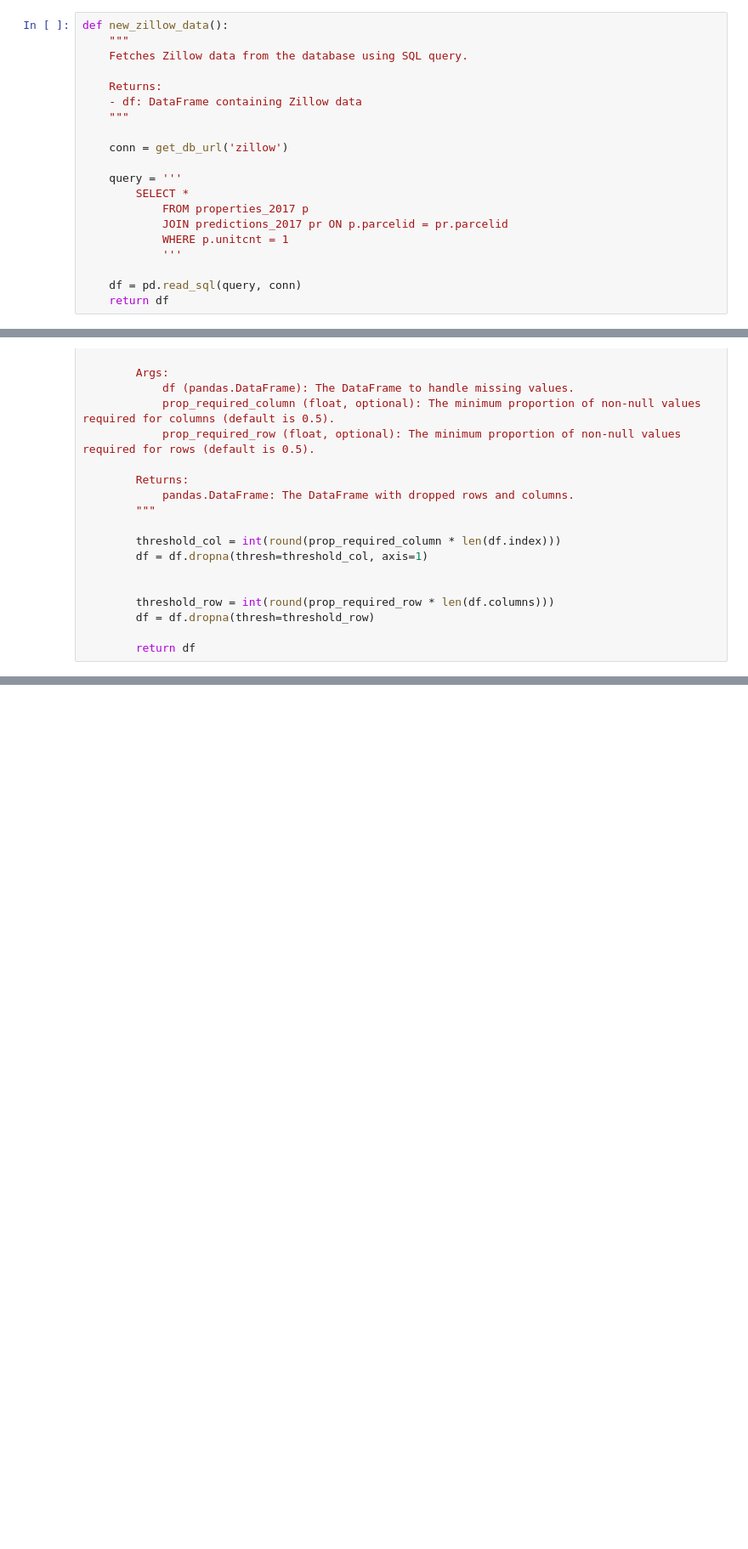
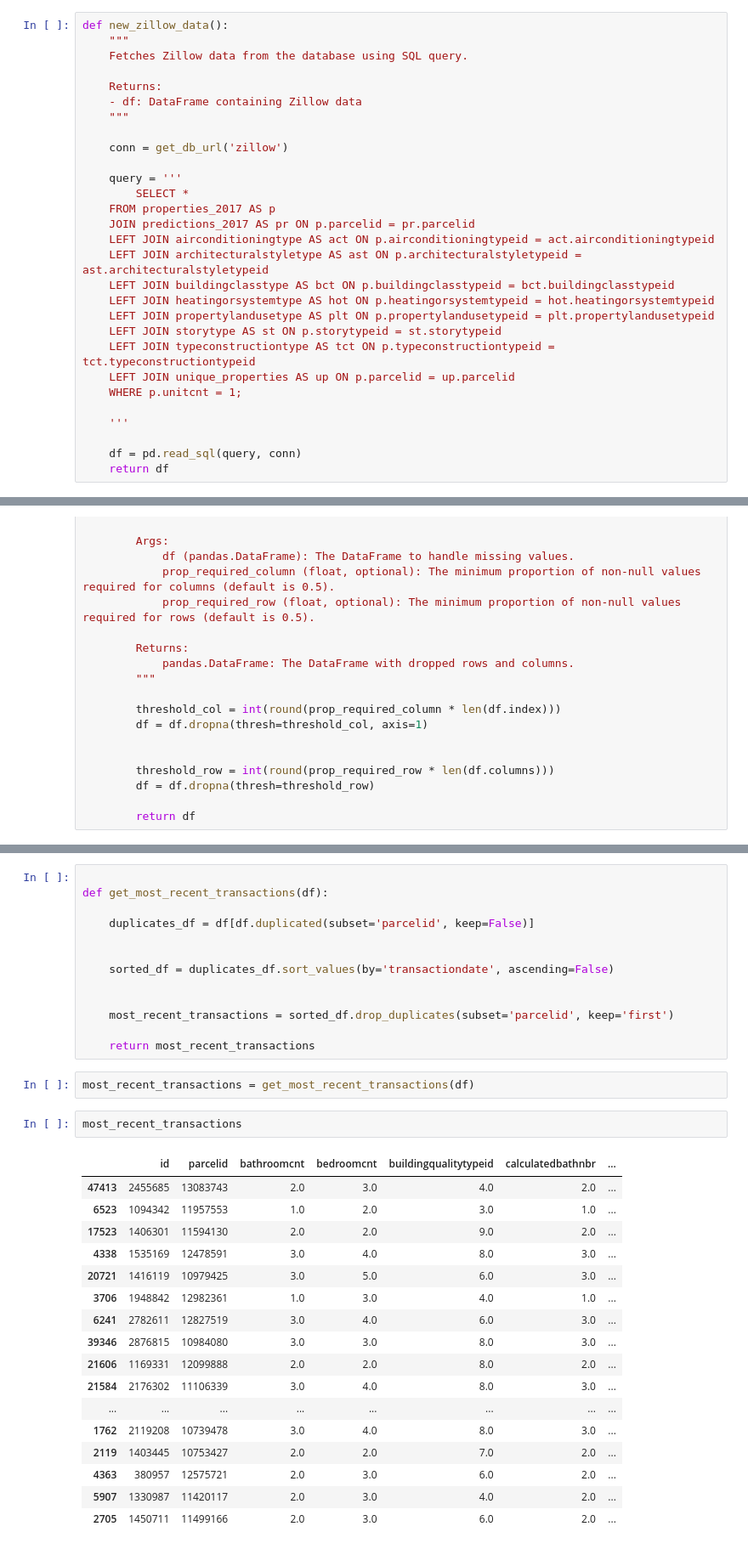
Before and after one commit to JonathanTWare/clustering-exercises, a Jupyter notebook: zillow.ipynb, the cells around one changed output, grey strips where cells are left out. Shown at 85% size. Saved outputs shown, nothing was run; the diff lists cells and outputs as text; blank space fills up the shorter version.

Commit message:
completed correct sql queury and developed function for most recent transactions

```diff
--- a/zillow.ipynb
+++ b/zillow.ipynb
@@ -24,10 +24,19 @@ def new_zillow_data():
 
     query = '''
         SELECT *
-            FROM properties_2017 p
-            JOIN predictions_2017 pr ON p.parcelid = pr.parcelid
-            WHERE p.unitcnt = 1
-            '''
+    FROM properties_2017 AS p
+    JOIN predictions_2017 AS pr ON p.parcelid = pr.parcelid
+    LEFT JOIN airconditioningtype AS act ON p.airconditioningtypeid = act.airconditioningtypeid
+    LEFT JOIN architecturalstyletype AS ast ON p.architecturalstyletypeid = ast.architecturalstyletypeid
+    LEFT JOIN buildingclasstype AS bct ON p.buildingclasstypeid = bct.buildingclasstypeid
+    LEFT JOIN heatingorsystemtype AS hot ON p.heatingorsystemtypeid = hot.heatingorsystemtypeid
+    LEFT JOIN propertylandusetype AS plt ON p.propertylandusetypeid = plt.propertylandusetypeid
+    LEFT JOIN storytype AS st ON p.storytypeid = st.storytypeid
+    LEFT JOIN typeconstructiontype AS tct ON p.typeconstructiontypeid = tct.typeconstructiontypeid
+    LEFT JOIN unique_properties AS up ON p.parcelid = up.parcelid
+    WHERE p.unitcnt = 1;
+
+    '''
 
     df = pd.read_sql(query, conn)
     return df
@@ -200,0 +233,35 @@ def new_zillow_data():
+# %%
+
+def get_most_recent_transactions(df):
+
+    duplicates_df = df[df.duplicated(subset='parcelid', keep=False)]
+
+
+    sorted_df = duplicates_df.sort_values(by='transactiondate', ascending=False)
+
+
+    most_recent_transactions = sorted_df.drop_duplicates(subset='parcelid', keep='first')
+
+    return most_recent_transactions
+# %%
+most_recent_transactions = get_most_recent_transactions(df)
+# %%
+most_recent_transactions
+# %% [output]
+|  | id | parcelid | bathroomcnt | bedroomcnt | buildingqualitytypeid | calculatedbathnbr | ... |
+| 47413 | 2455685 | 13083743 | 2.0 | 3.0 | 4.0 | 2.0 | ... |
+| 6523 | 1094342 | 11957553 | 1.0 | 2.0 | 3.0 | 1.0 | ... |
+| 17523 | 1406301 | 11594130 | 2.0 | 2.0 | 9.0 | 2.0 | ... |
+| 4338 | 1535169 | 12478591 | 3.0 | 4.0 | 8.0 | 3.0 | ... |
+| 20721 | 1416119 | 10979425 | 3.0 | 5.0 | 6.0 | 3.0 | ... |
+| 3706 | 1948842 | 12982361 | 1.0 | 3.0 | 4.0 | 1.0 | ... |
+| 6241 | 2782611 | 12827519 | 3.0 | 4.0 | 6.0 | 3.0 | ... |
+| 39346 | 2876815 | 10984080 | 3.0 | 3.0 | 8.0 | 3.0 | ... |
+| 21606 | 1169331 | 12099888 | 2.0 | 2.0 | 8.0 | 2.0 | ... |
+| 21584 | 2176302 | 11106339 | 3.0 | 4.0 | 8.0 | 3.0 | ... |
+| ... | ... | ... | ... | ... | ... | ... | ... |
+| 1762 | 2119208 | 10739478 | 3.0 | 4.0 | 8.0 | 3.0 | ... |
+| 2119 | 1403445 | 10753427 | 2.0 | 2.0 | 7.0 | 2.0 | ... |
+| 4363 | 380957 | 12575721 | 2.0 | 3.0 | 6.0 | 2.0 | ... |
+| 5907 | 1330987 | 11420117 | 2.0 | 3.0 | 4.0 | 2.0 | ... |
+| 2705 | 1450711 | 11499166 | 2.0 | 3.0 | 6.0 | 2.0 | ... |
```
Also changed, not shown: parts of 4 cells of this notebook.
